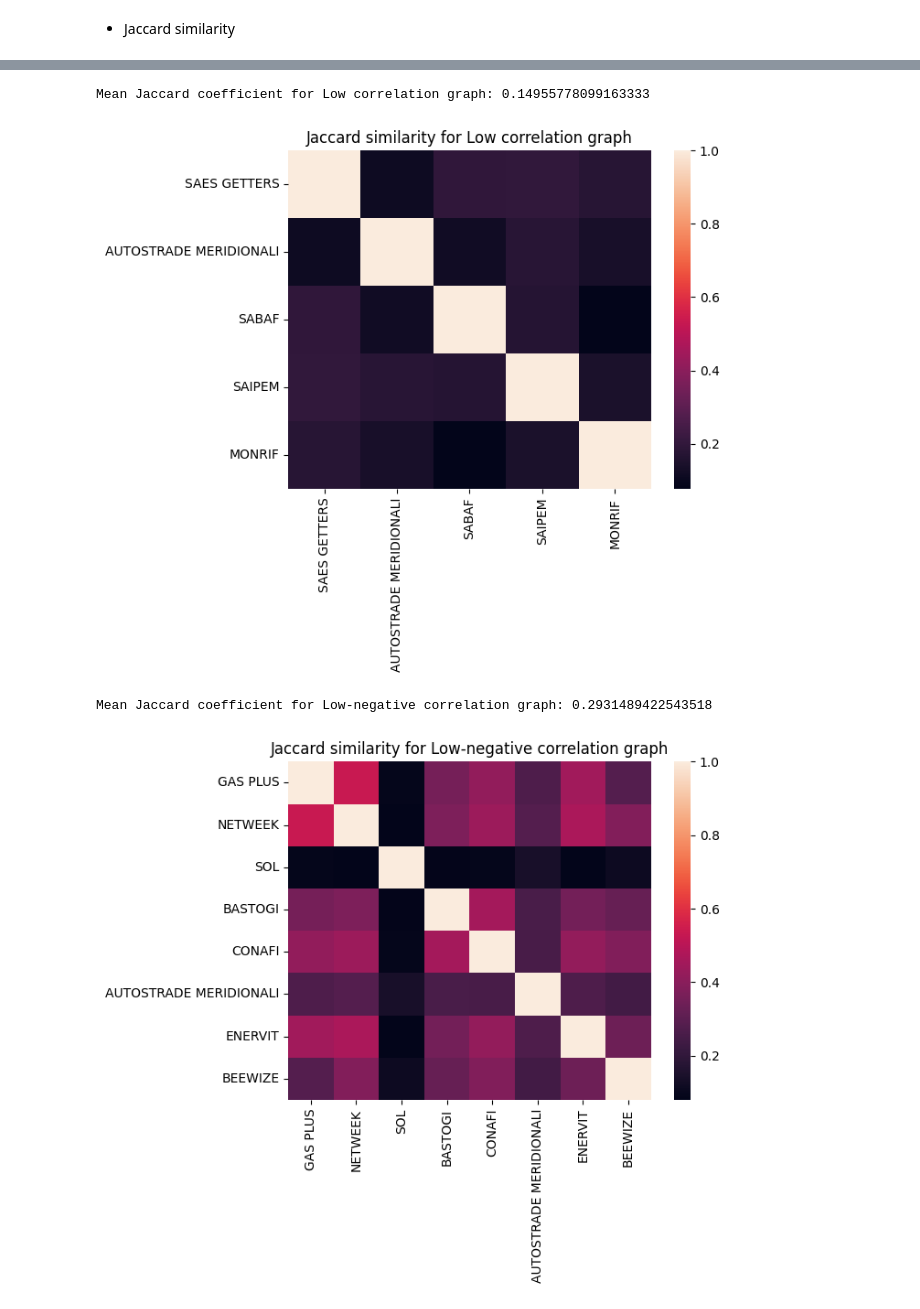
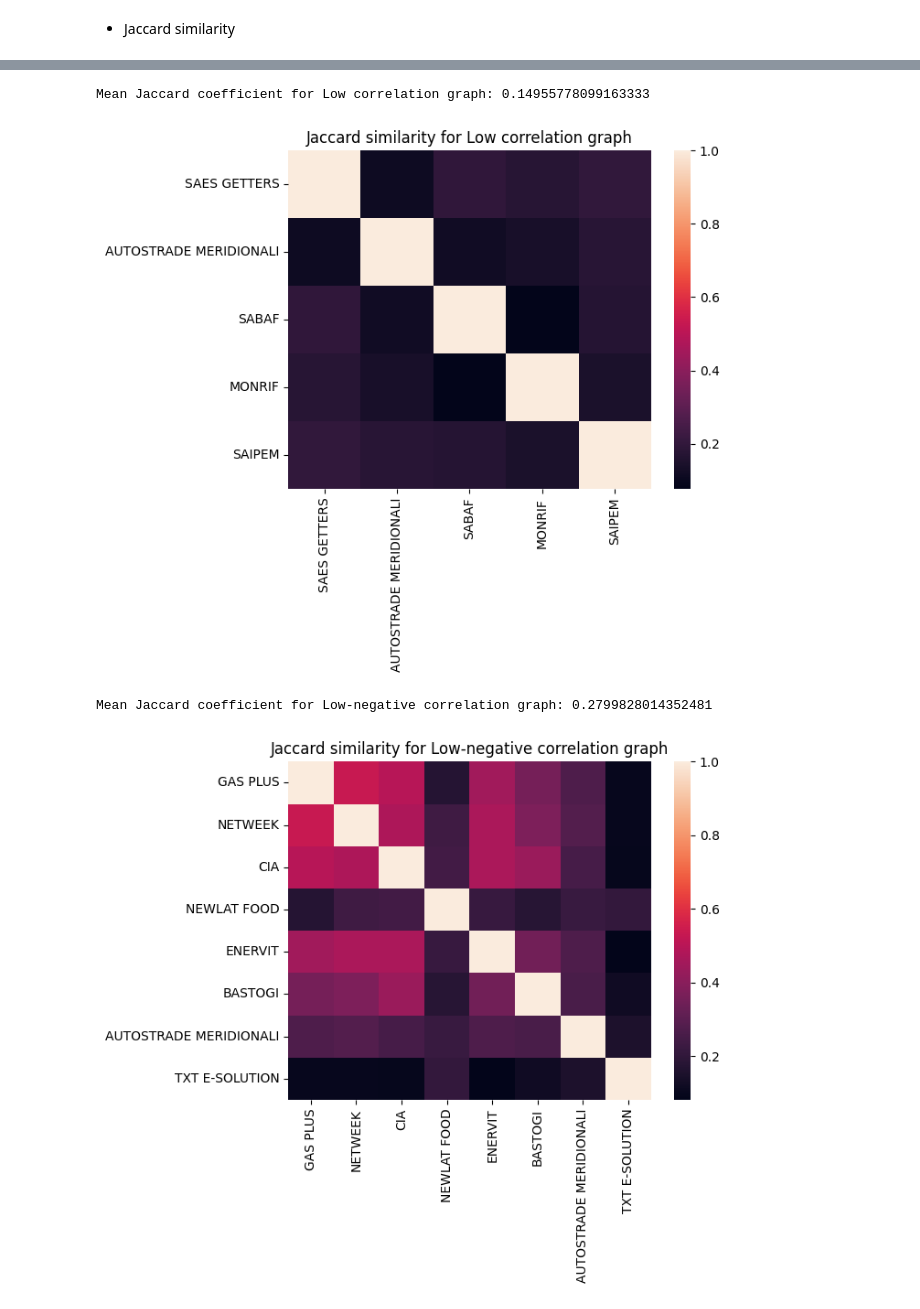
Before and after one commit to NiccoloMarzi/Financial-Network-Analysis, a Jupyter notebook: SNA_project.ipynb, the cells around one changed output, grey strips where cells are left out. Cells and saved outputs as stored; diff of their text form; code cells hidden in the pictures.

```diff
--- a/SNA_project.ipynb
+++ b/SNA_project.ipynb
@@ -220,7 +220,7 @@ def build_graph(df, name):
       elif name == "Low correlation graph":
         for node in df.index:
           for connected_node, weight in df.iloc[index]['Correlation_coefficients'].items():
-            if weight >= LOW_THRESHOLD and weight <= MID_THRESHOLD:
+            if weight > LOW_THRESHOLD and weight <= MID_THRESHOLD:
               G.add_node(node)
               G.add_edge(node, connected_node, weight=weight)
           index += 1
@@ -497,7 +497,7 @@ df1 = df1.groupby('Name')['Value'].apply(list)
 df2 = pd.read_csv('settore.csv', delimiter = ',')
 df2.set_index("NAME", inplace=True) # Set the "NAME" column as the index
 # %%
-clique_idx = iter((0,38,20)) #choosen clique: 0 for HG, 4 for MG, 19 for LG
+clique_idx = iter((0,29,9)) #choosen clique: 0 for HG, 4 for MG, 19 for LG
 
 for G in GRAPHS:
 
@@ -525,7 +552,7 @@ from pypfopt import plotting
 # %%
-#For each of the selected cliques of MG and LG create a dataframe that contains only the stocks of the clique withoud considering the last 3 columns
+#Create a portofolio minimizing the volatility
 
-clique_idx = iter((38,20)) #choosen clique: 4 for MG, 19 for LG
+clique_idx = iter((29,9))
 
 for G in GRAPHS[1:]:
 
@@ -533,32 +560,21 @@ for G in GRAPHS[1:]:
     df_clique = df.loc[clique]
     df_clique = df_clique.drop(['Daily_price', 'Log_return', 'Correlation_coefficients'], axis=1).T
 
-
     #Compute the expected returns and the covariance matrix
     mu = mean_historical_return(df_clique)
     S = CovarianceShrinkage(df_clique).ledoit_wolf()
 
-    #Compute the efficient frontier
+    #Plot return-volatility
+    plot_return_volatility(mu,S)
+
+    #Portfolio optimization
     ef = EfficientFrontier(mu, S)
-    raw_weights = ef.min_volatility()
+    weights = ef.min_volatility()
     cleaned_weights = ef.clean_weights()
+
     ef.save_weights_to_file(f"weights_{G.graph['name']}.txt")
 
-    print(G.graph['name'])
+    print(f"Volatility minimization for {G.graph['name']} gives values:")
     ef.portfolio_performance(verbose=True)
     print("-------------")
-
-    '''
-    #Plot the efficient frontier
-    ax = plotting.plot_efficient_frontier(ef, show_assets=True)
-    plt.show()
-
-    #Plot the weights
-    ax = plotting.plot_weights(ef)
-    plt.show()
-
-    #Plot the covariance matrix
-    sns.heatmap(S, annot=True)
-    plt.show()
-    '''
 # %% [output]
@@ -594,7 +622,7 @@ def jaccard_similarity(G, clique):
 # %%
 #Compute the Jaccard similarity for each clique and make a heatmap
 
-clique_idx = iter((0,38,23)) #choosen clique: for HG, MG, LG
+clique_idx = iter((0,29,9)) #choosen clique: for HG, MG, LG
 
 for G in GRAPHS:
 
@@ -620,4 +648,4 @@ Mean Jaccard coefficient for High correlation graph: 0.6240741742812512
 Mean Jaccard coefficient for Low correlation graph: 0.14955778099163333
-[figure, old version]
+[figure, new version]
-Mean Jaccard coefficient for Low-negative correlation graph: 0.2931489422543518
+Mean Jaccard coefficient for Low-negative correlation graph: 0.2799828014352481
-[figure, old version]
+[figure, new version]
```
Also changed, not shown: parts of 14 cells of this notebook, 6 other files.
